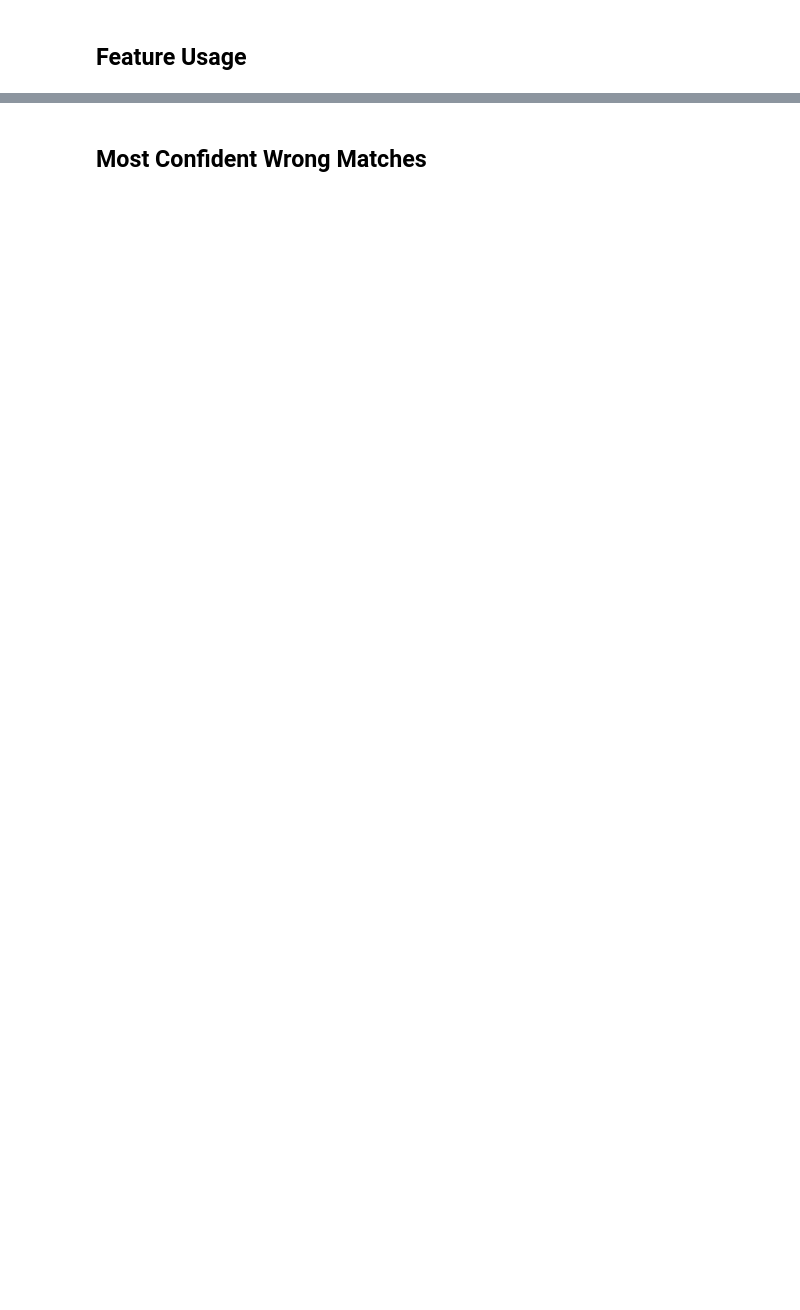
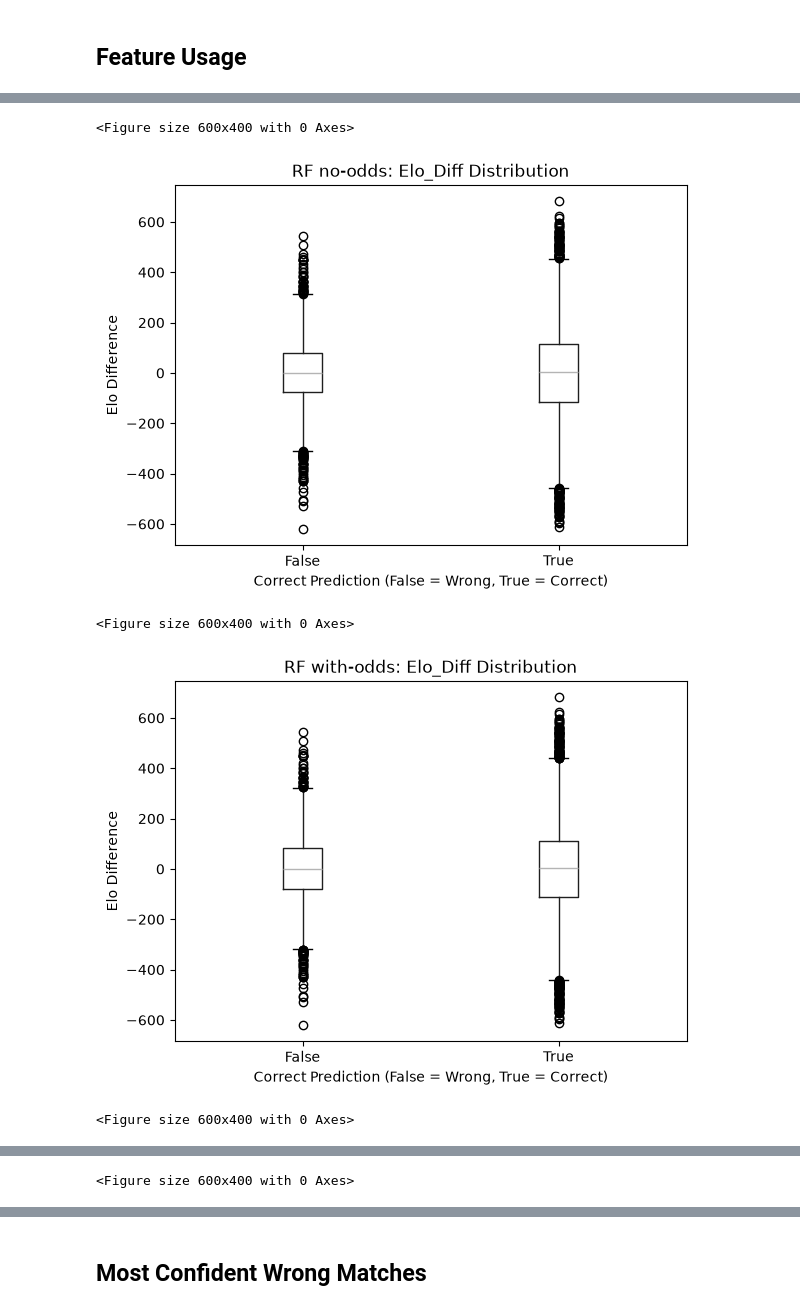
Before and after one commit to giovanni-quacchia/Tennis-prediction-project, a Jupyter notebook: notebooks/04_Analysis.ipynb, the cells around one changed output, grey strips where cells are left out. Drawn from its saved outputs; the diff is of its cells as text; code cells hidden in the pictures; blank space fills up the shorter version.

```diff
--- a/notebooks/04_Analysis.ipynb
+++ b/notebooks/04_Analysis.ipynb
@@ -211,0 +242,10 @@ Random Forest feature usage
+# %%
+for name, res in results.items():
+    comparison_df = pd.DataFrame({
+        "Correct": res["pred"] == res["y"],
+        "Elo_Diff": test_set["Elo_Diff"],
+        "Odds_Diff": test_set["Odds_Diff"]
+    })
+
+    print(f"\n--- {name}: Feature Distribution (Correct vs Wrong) ---")
+    display(comparison_df.groupby("Correct")[["Elo_Diff", "Odds_Diff"]].describe())
@@ -211,0 +277,22 @@ Random Forest feature usage
+# %%
+import matplotlib.pyplot as plt
+
+for name, res in results.items():
+    comp_df = pd.DataFrame({
+        "Correct": res["pred"] == res["y"],
+        "Elo_Diff": test_set["Elo_Diff"]
+    })
+
+    plt.figure(figsize=(6, 4))
+    comp_df.boxplot(column="Elo_Diff", by="Correct", grid=False)
+    plt.title(f"{name}: Elo_Diff Distribution")
+    plt.suptitle("") # Rimuove il sottotitolo automatico di pandas
+    plt.xlabel("Correct Prediction (False = Wrong, True = Correct)")
+    plt.ylabel("Elo Difference")
+    plt.show()
+# %% [output]
+<Figure size 600x400 with 0 Axes>
+[figure, added]
+<Figure size 600x400 with 0 Axes>
+[figure, added]
+<Figure size 600x400 with 0 Axes>
@@ -211,0 +300 @@ Random Forest feature usage
+<Figure size 600x400 with 0 Axes>
```
Also changed, not shown: parts of 17 cells of this notebook, 33 other files.
